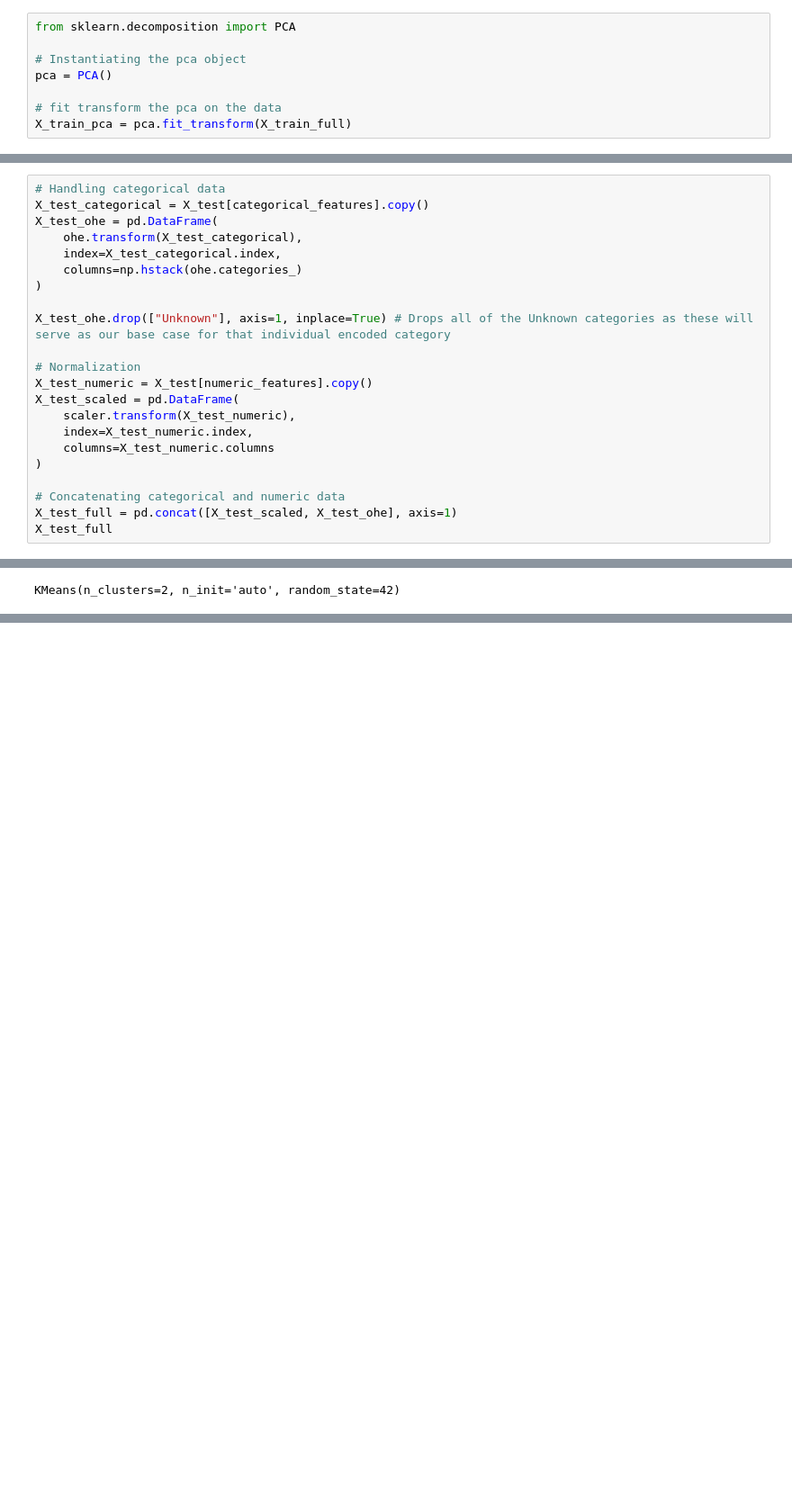
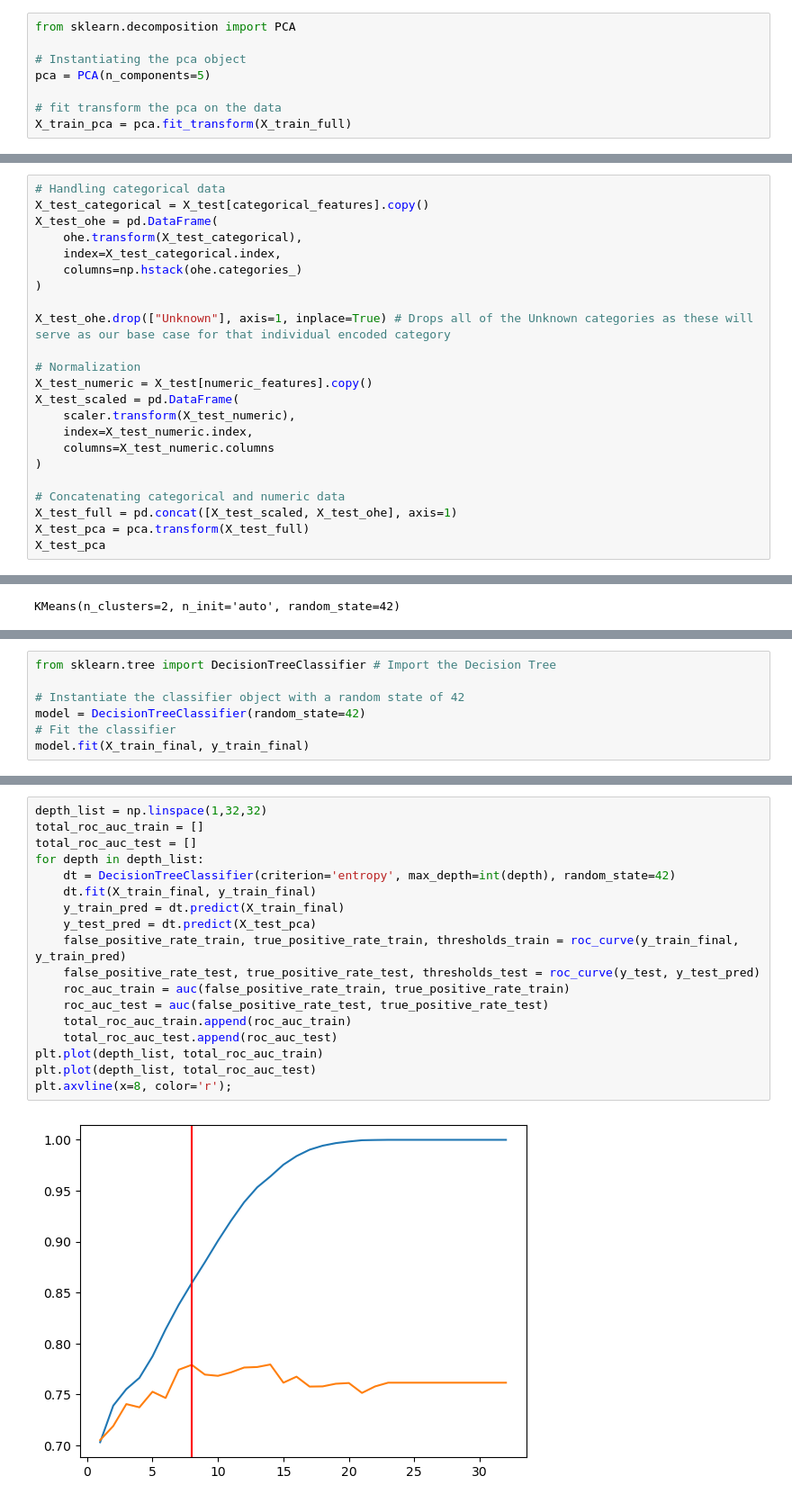
Before and after one commit to andmercado/Capstone-Project-Group-6, a Jupyter notebook: notebooks/eda_sandbox.ipynb, the cells around one changed output, grey strips where cells are left out. Shown at 90% size. Cells and saved outputs as stored; diff of their text form; blank space fills up the shorter version.

```diff
--- a/notebooks/eda_sandbox.ipynb
+++ b/notebooks/eda_sandbox.ipynb
@@ -402,7 +429,7 @@ X_train_full
 from sklearn.decomposition import PCA
 
 # Instantiating the pca object
-pca = PCA()
+pca = PCA(n_components=5)
 
 # fit transform the pca on the data
 X_train_pca = pca.fit_transform(X_train_full)
@@ -440,5 +484,6 @@ X_test_scaled = pd.DataFrame(
 
 # Concatenating categorical and numeric data
 X_test_full = pd.concat([X_test_scaled, X_test_ohe], axis=1)
-X_test_full
+X_test_pca = pca.transform(X_test_full)
+X_test_pca
 # %% [output]
@@ -742,0 +784,7 @@ array([[ 195,  189],
+# %%
+from sklearn.tree import DecisionTreeClassifier # Import the Decision Tree
+
+# Instantiate the classifier object with a random state of 42
+model = DecisionTreeClassifier(random_state=42)
+# Fit the classifier
+model.fit(X_train_final, y_train_final)
@@ -742,0 +814,20 @@ array([[ 195,  189],
+# %%
+depth_list = np.linspace(1,32,32)
+total_roc_auc_train = []
+total_roc_auc_test = []
+for depth in depth_list:
+    dt = DecisionTreeClassifier(criterion='entropy', max_depth=int(depth), random_state=42)
+    dt.fit(X_train_final, y_train_final)
+    y_train_pred = dt.predict(X_train_final)
+    y_test_pred = dt.predict(X_test_pca)
+    false_positive_rate_train, true_positive_rate_train, thresholds_train = roc_curve(y_train_final, y_train_pred)
+    false_positive_rate_test, true_positive_rate_test, thresholds_test = roc_curve(y_test, y_test_pred)
+    roc_auc_train = auc(false_positive_rate_train, true_positive_rate_train)
+    roc_auc_test = auc(false_positive_rate_test, true_positive_rate_test)
+    total_roc_auc_train.append(roc_auc_train)
+    total_roc_auc_test.append(roc_auc_test)
+plt.plot(depth_list, total_roc_auc_train)
+plt.plot(depth_list, total_roc_auc_test)
+plt.axvline(x=8, color='r');
+# %% [output]
+[figure, added]
```
Also changed, not shown: parts of 16 cells of this notebook.
